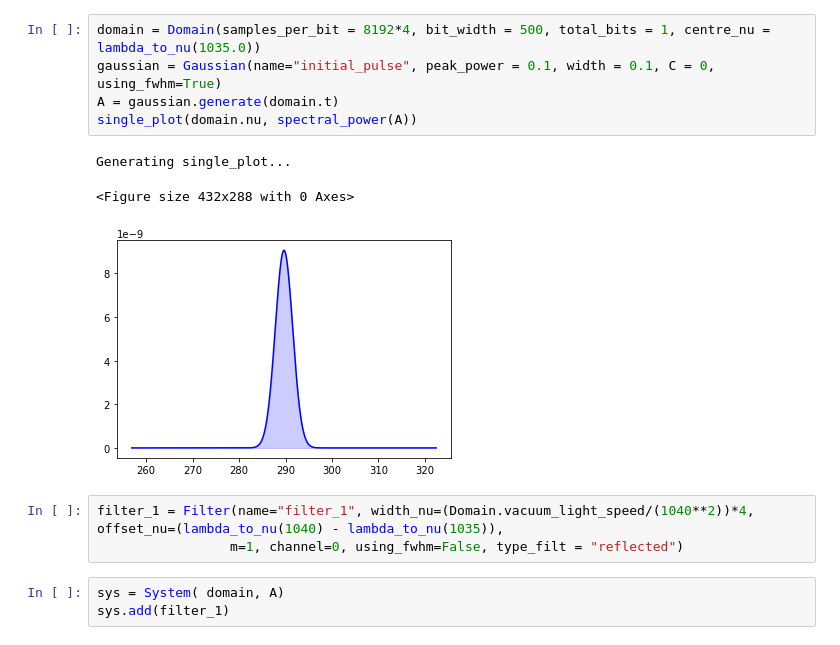
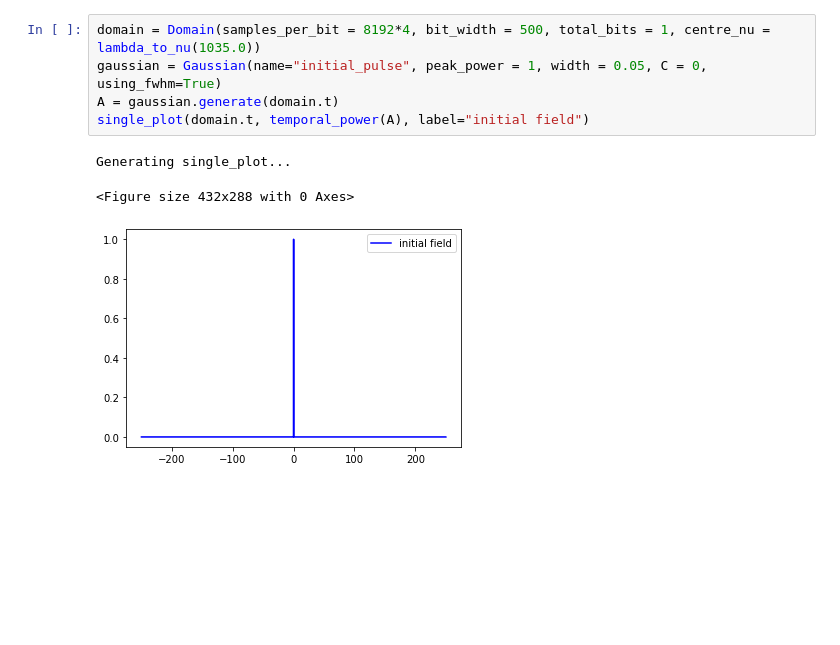
Before and after one commit to KarinaSaraeva/pyofssChanged, a Jupyter notebook: mamyshev_oscillator.ipynb, the cells around one changed output. Drawn from its saved outputs; the diff is of its cells as text; blank space fills up the shorter version.

```diff
--- a/mamyshev_oscillator.ipynb
+++ b/mamyshev_oscillator.ipynb
@@ -10,15 +26,9 @@ from pyofss import single_plot, map_plot, waterfall_plot, labels
 # %%
 domain = Domain(samples_per_bit = 8192*4, bit_width = 500, total_bits = 1, centre_nu = lambda_to_nu(1035.0))
-gaussian = Gaussian(name="initial_pulse", peak_power = 0.1, width = 0.1, C = 0, using_fwhm=True)
+gaussian = Gaussian(name="initial_pulse", peak_power = 1, width = 0.05, C = 0, using_fwhm=True)
 A = gaussian.generate(domain.t)
-single_plot(domain.nu, spectral_power(A))
+single_plot(domain.t, temporal_power(A), label="initial field")
 # %% [output]
 Generating single_plot...
 <Figure size 432x288 with 0 Axes>
-[figure, old version]
+[figure, new version]
-# %%
-filter_1 = Filter(name="filter_1", width_nu=(Domain.vacuum_light_speed/(1040**2))*4, offset_nu=(lambda_to_nu(1040) - lambda_to_nu(1035)),
-                 m=1, channel=0, using_fwhm=False, type_filt = "reflected")
-# %%
-sys = System( domain, A)
-sys.add(filter_1)
```
Also changed, not shown: parts of 10 cells of this notebook, 5 other files.
